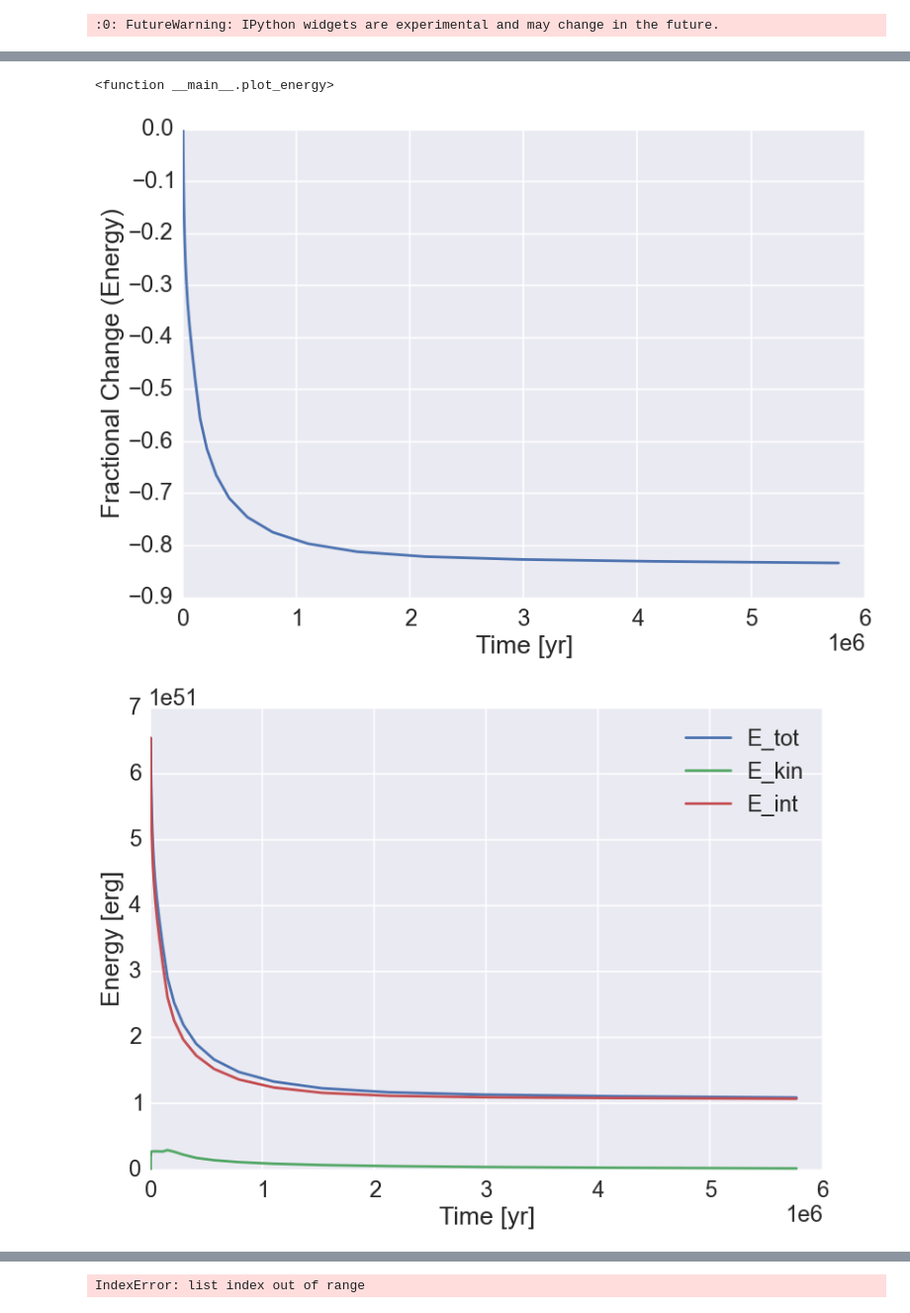
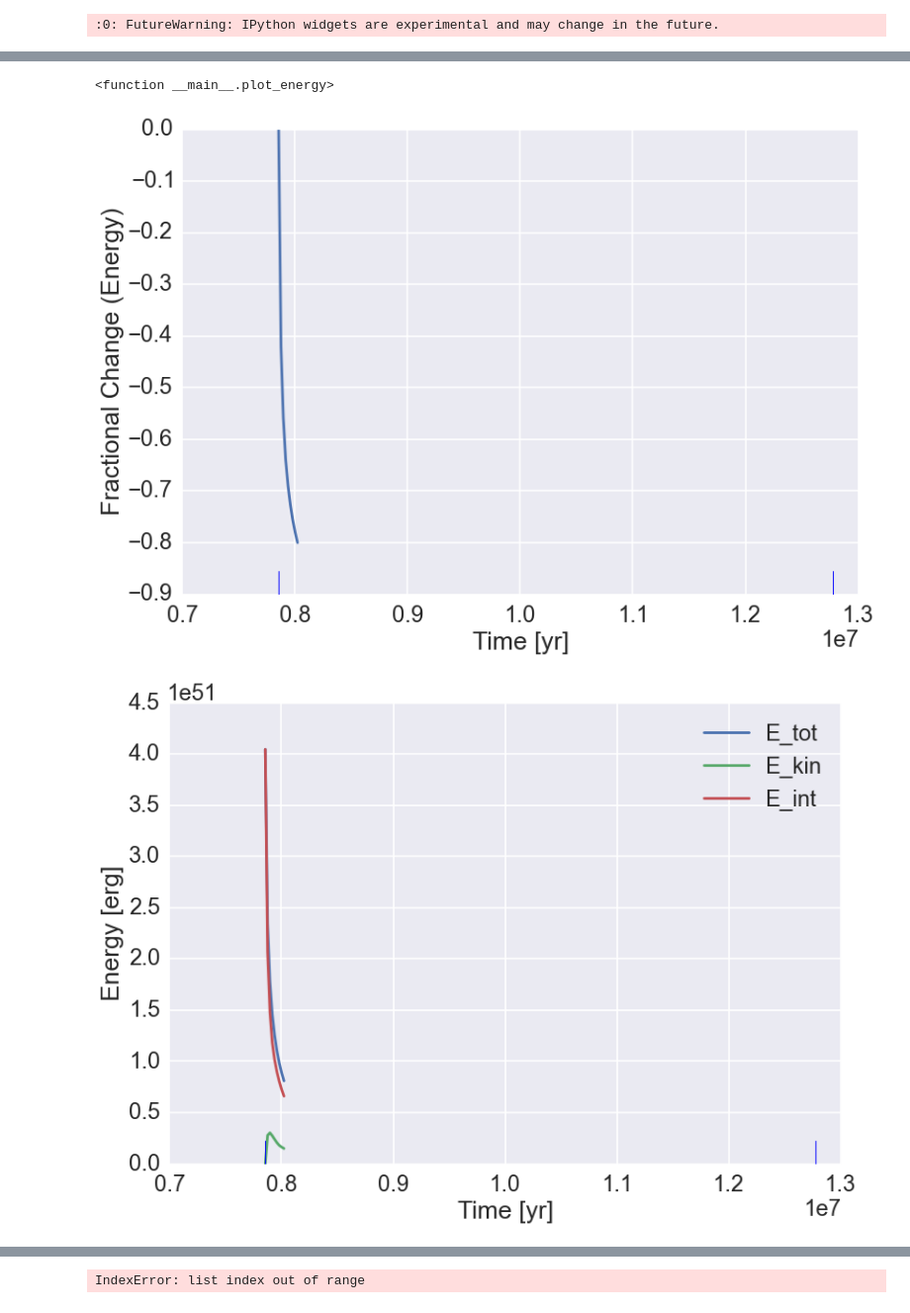
Before and after one commit to egentry/clustered_SNe, a Jupyter notebook: analysis/visualize.ipynb, the cells around one changed output, grey strips where cells are left out. Shown at 99% size. Drawn from its saved outputs; the diff is of its cells as text; code cells hidden in the pictures.

```diff
--- a/analysis/visualize.ipynb
+++ b/analysis/visualize.ipynb
@@ -294,3 +295,9 @@ plot_zones(last_run)
+# %%
+def SNe_rugplot(last_run):
+    SNe_times = last_run.SNe_times / yr
+    if SNe_times.size == 1:
+        SNe_times = np.tile(SNe_times, 2) #seaborn can't do a rug plot of 1 point
+    sns.rugplot(SNe_times)
 # %%
 def plot_energy(last_run, x_axis):
     if type(last_run) is RunSummary:
@@ -328,35 +335,38 @@ def plot_energy(last_run, x_axis):
             plt.xscale(xscale)
             plt.xlabel(xlabel)
             plt.gca().xaxis.set_major_formatter(xfmt)
             plt.ylabel("Fractional Change (Energy)")
-
+            if x_axis is "time":
+                SNe_rugplot(last_run)
 
             plt.figure()
             plt.plot(x_variable[mask], last_run.E_tot[mask], label="E_tot" )
             plt.plot(x_variable[mask], last_run.E_kin[mask], label="E_kin" )
             plt.plot(x_variable[mask], last_run.E_int[mask], label="E_int" )
             plt.legend(loc="best")
             plt.xscale(xscale)
             plt.xlabel(xlabel)
             plt.gca().xaxis.set_major_formatter(xfmt)
             plt.ylabel("Energy [erg]")
-
+            if x_axis is "time":
+                SNe_rugplot(last_run)
 
             plt.figure()
             plt.plot(x_variable[mask], last_run.E_R_tot[mask], label="E_Remnant" )
             plt.legend(loc="best")
             plt.xscale(xscale)
             plt.xlabel(xlabel)
             plt.gca().xaxis.set_major_formatter(xfmt)
             plt.ylabel("Energy [erg]")
-
+            if x_axis is "time":
+                SNe_rugplot(last_run)
 
 
 
 interact(plot_energy,
          last_run=fixed(last_run),
          x_axis = RadioButtons(options=["time", "checkpoints"]))
 # %% [output]
 <function __main__.plot_energy>
-[figure, old version]
+[figure, new version]
-[figure, old version]
+[figure, new version]
```
Also changed, not shown: parts of 9 cells of this notebook, 35 other files.
